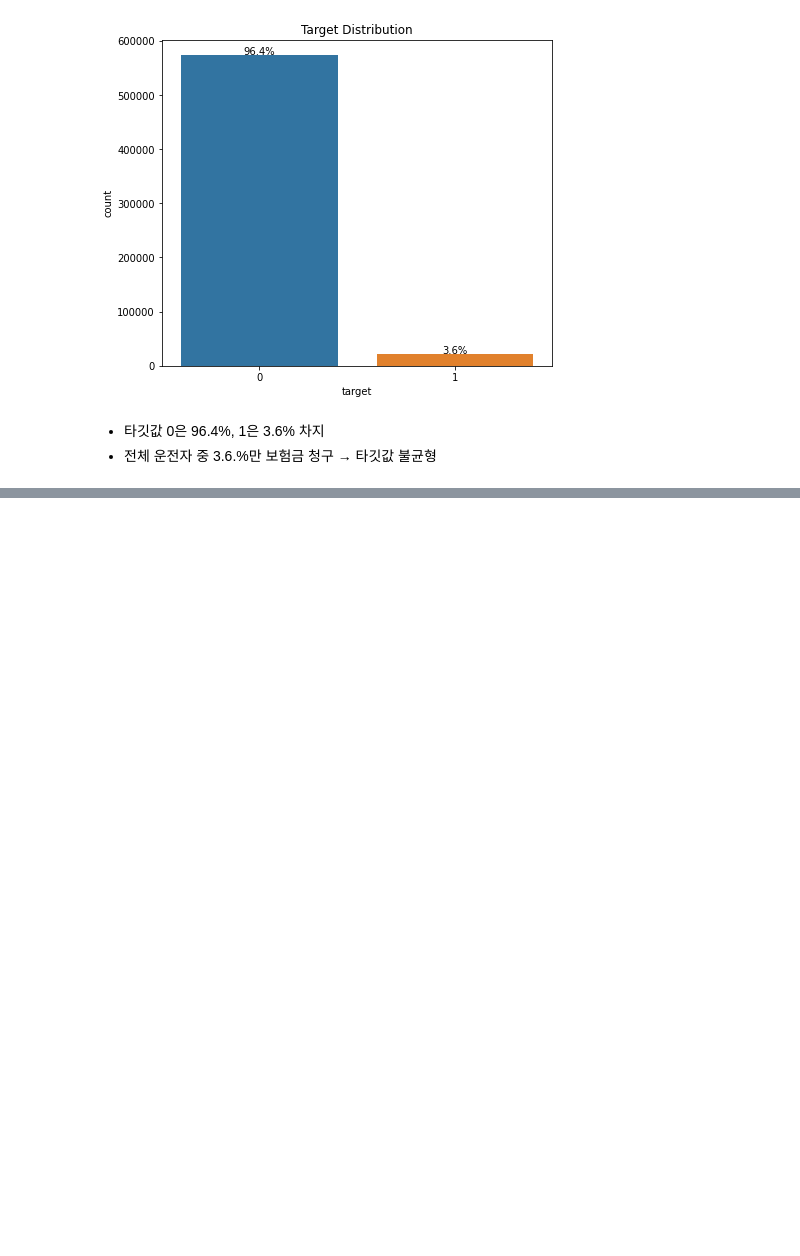
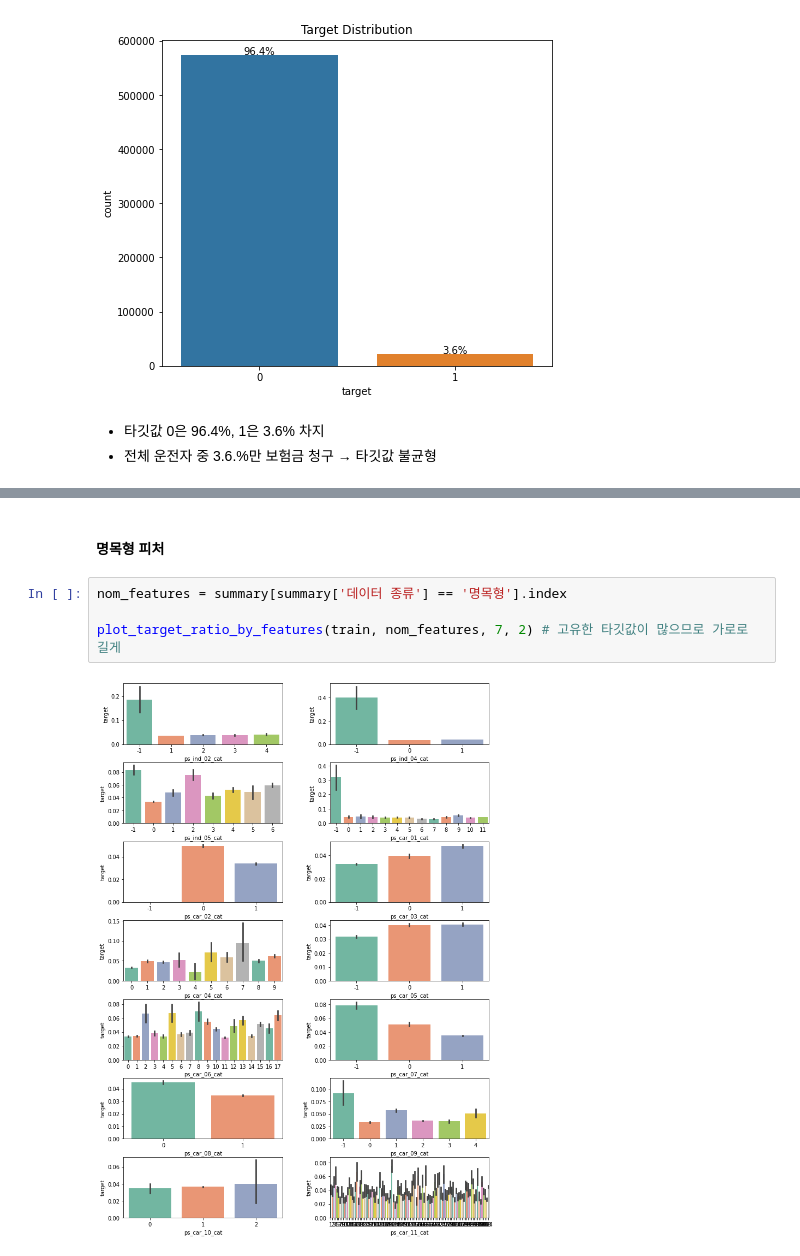
Before and after one commit to kiyong21c/kaggle, a Jupyter notebook: 20220613_porto-seguro-safe-driver-prediction-visualize.ipynb, the cells around one changed output, grey strips where cells are left out. Drawn from its saved outputs; the diff is of its cells as text; blank space fills up the shorter version.

```diff
--- a/20220613_porto-seguro-safe-driver-prediction-visualize.ipynb
+++ b/20220613_porto-seguro-safe-driver-prediction-visualize.ipynb
@@ -240,0 +289,8 @@ Text(0.5, 1.0, 'Target Distribution')
+# %% [markdown]
+#### 명목형 피처
+# %%
+nom_features = summary[summary['데이터 종류'] == '명목형'].index
+
+plot_target_ratio_by_features(train, nom_features, 7, 2) # 고유한 타깃값이 많으므로 가로로 길게
+# %% [output]
+[figure, added]
```
Also changed, not shown: parts of 19 cells of this notebook.
